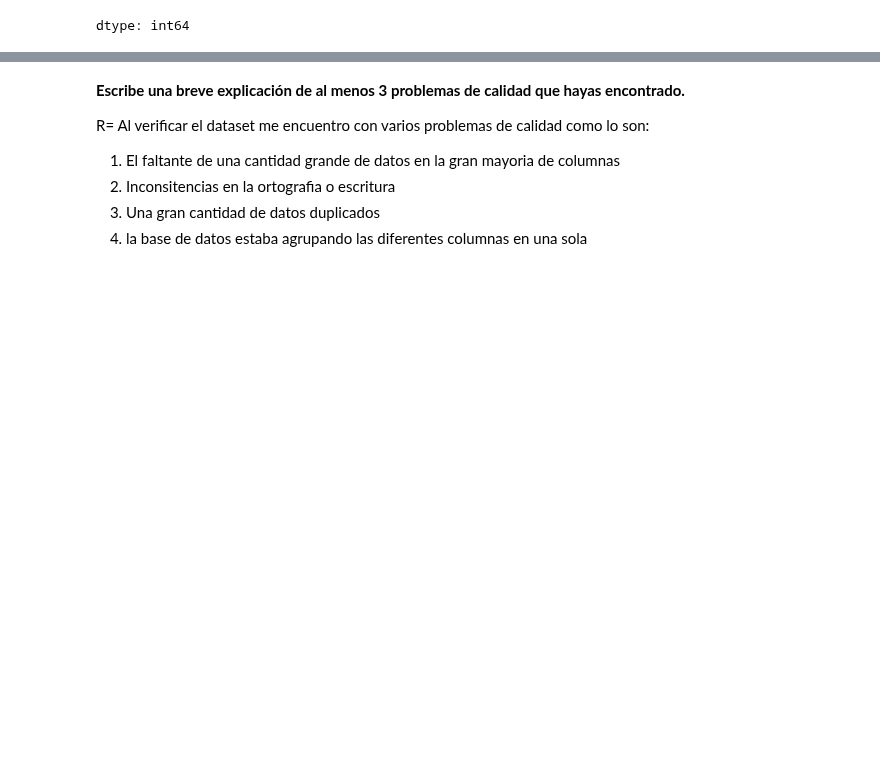
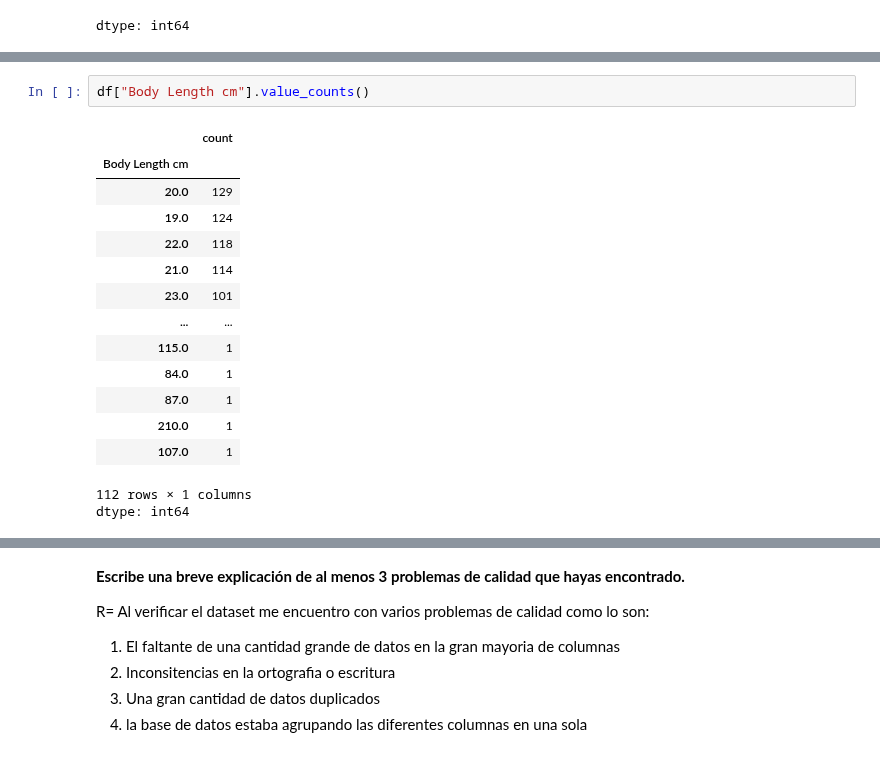
Before and after one commit to juanalvarez2491-web/Entregables-BIT-JuanCarlosAlvarezOchoa, a Jupyter notebook: Actividad_2_Limpieza_y_análisis_de_datos_con_Pandas_+_NumPy.ipynb, the cells around one changed output, grey strips where cells are left out. Drawn from its saved outputs; the diff is of its cells as text; blank space fills up the shorter version.

```diff
--- a/Actividad_2_Limpieza_y_análisis_de_datos_con_Pandas_+_NumPy.ipynb
+++ b/Actividad_2_Limpieza_y_análisis_de_datos_con_Pandas_+_NumPy.ipynb
@@ -182,0 +206,18 @@ dtype: int64
+# %%
+df["Body Length cm"].value_counts()
+# %% [output]
+|  | count |
+| Body Length cm |  |
+| 20.0 | 129 |
+| 19.0 | 124 |
+| 22.0 | 118 |
+| 21.0 | 114 |
+| 23.0 | 101 |
+| ... | ... |
+| 115.0 | 1 |
+| 84.0 | 1 |
+| 87.0 | 1 |
+| 210.0 | 1 |
+| 107.0 | 1 |
+112 rows × 1 columns
+dtype: int64
```
Also changed, not shown: parts of 15 cells of this notebook.
